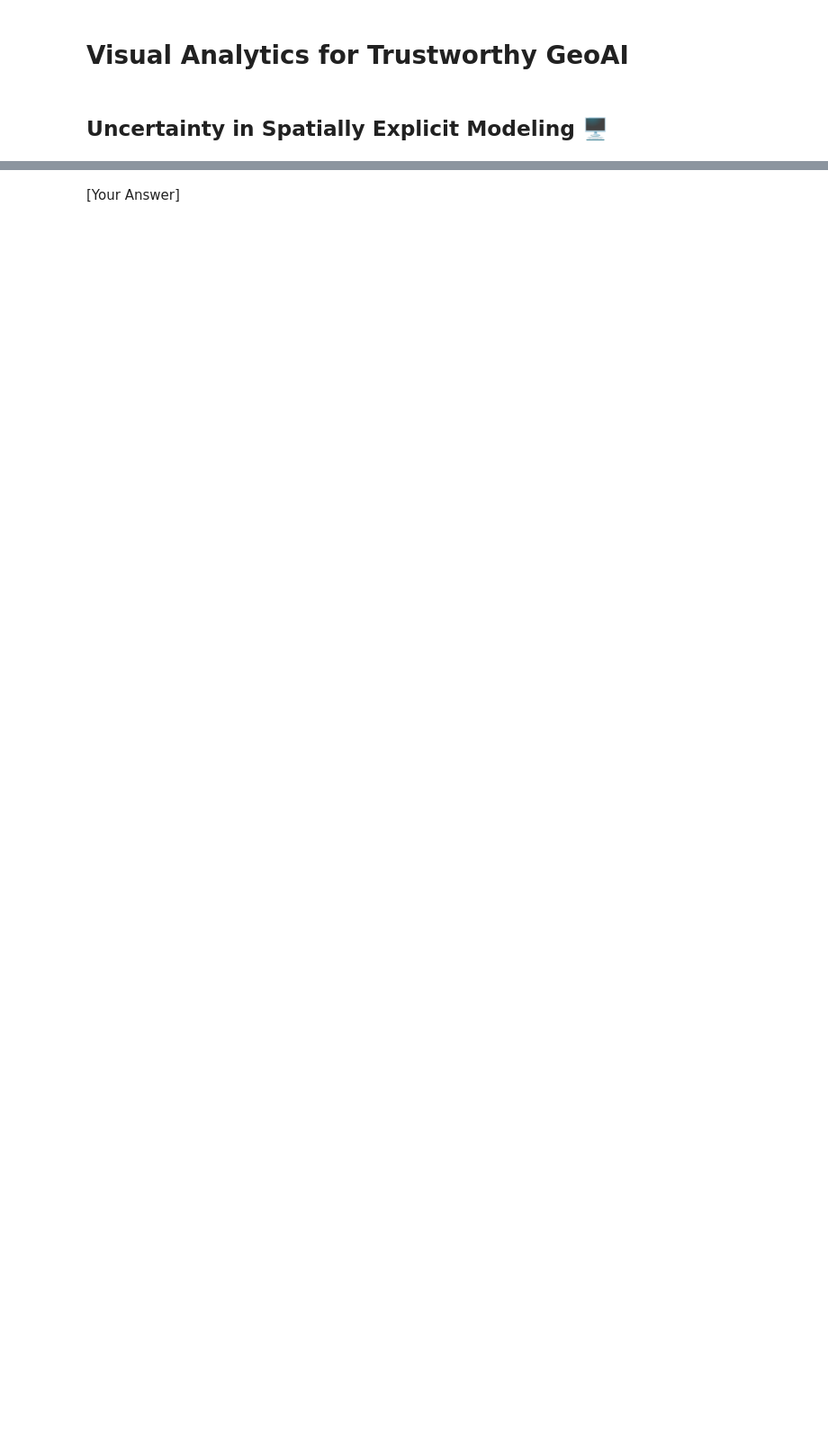
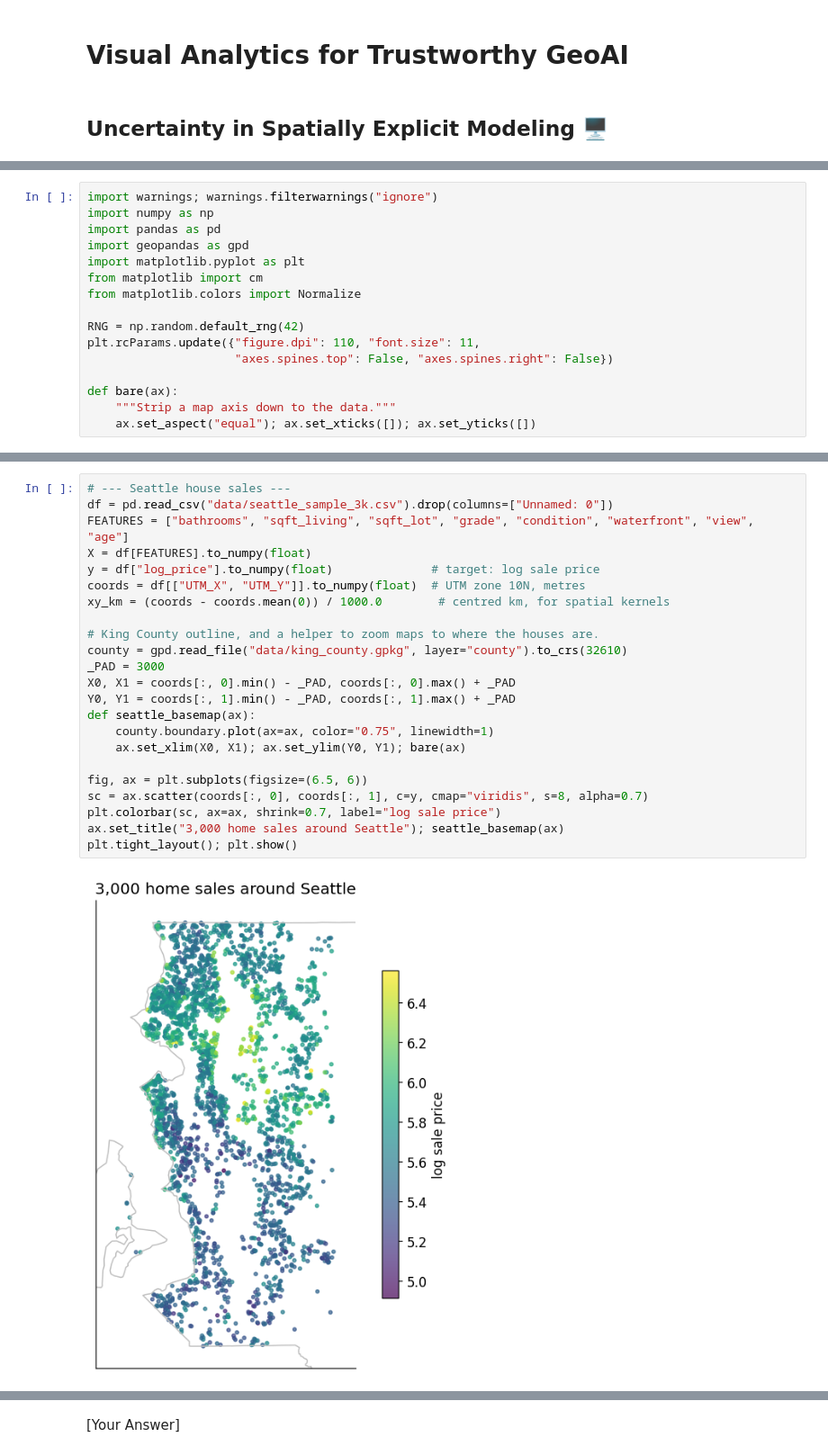
Before and after one commit to Vezarachan/TUM_Course_SVA_TrustGeoAI, a Jupyter notebook: notebooks/TrustworthyGeoAI_case_2.ipynb, the cells around one changed output, grey strips where cells are left out. Shown at 90% size. Cells and saved outputs as stored; diff of their text form; blank space fills up the shorter version.

```diff
--- a/notebooks/TrustworthyGeoAI_case_2.ipynb
+++ b/notebooks/TrustworthyGeoAI_case_2.ipynb
@@ -352,0 +62,16 @@ spatial model is least sure where it has the least data.
+# %%
+import warnings; warnings.filterwarnings("ignore")
+import numpy as np
+import pandas as pd
+import geopandas as gpd
+import matplotlib.pyplot as plt
+from matplotlib import cm
+from matplotlib.colors import Normalize
+
+RNG = np.random.default_rng(42)
+plt.rcParams.update({"figure.dpi": 110, "font.size": 11,
+                     "axes.spines.top": False, "axes.spines.right": False})
+
+def bare(ax):
+    """Strip a map axis down to the data."""
+    ax.set_aspect("equal"); ax.set_xticks([]); ax.set_yticks([])
@@ -352,0 +91,25 @@ spatial model is least sure where it has the least data.
+# %%
+# --- Seattle house sales ---
+df = pd.read_csv("data/seattle_sample_3k.csv").drop(columns=["Unnamed: 0"])
+FEATURES = ["bathrooms", "sqft_living", "sqft_lot", "grade", "condition", "waterfront", "view", "age"]
+X = df[FEATURES].to_numpy(float)
+y = df["log_price"].to_numpy(float)              # target: log sale price
+coords = df[["UTM_X", "UTM_Y"]].to_numpy(float)  # UTM zone 10N, metres
+xy_km = (coords - coords.mean(0)) / 1000.0        # centred km, for spatial kernels
+
+# King County outline, and a helper to zoom maps to where the houses are.
+county = gpd.read_file("data/king_county.gpkg", layer="county").to_crs(32610)
+_PAD = 3000
+X0, X1 = coords[:, 0].min() - _PAD, coords[:, 0].max() + _PAD
+Y0, Y1 = coords[:, 1].min() - _PAD, coords[:, 1].max() + _PAD
+def seattle_basemap(ax):
+    county.boundary.plot(ax=ax, color="0.75", linewidth=1)
+    ax.set_xlim(X0, X1); ax.set_ylim(Y0, Y1); bare(ax)
+
+fig, ax = plt.subplots(figsize=(6.5, 6))
+sc = ax.scatter(coords[:, 0], coords[:, 1], c=y, cmap="viridis", s=8, alpha=0.7)
+plt.colorbar(sc, ax=ax, shrink=0.7, label="log sale price")
+ax.set_title("3,000 home sales around Seattle"); seattle_basemap(ax)
+plt.tight_layout(); plt.show()
+# %% [output]
+[figure, added]
```
Also changed, not shown: parts of 83 cells of this notebook.
